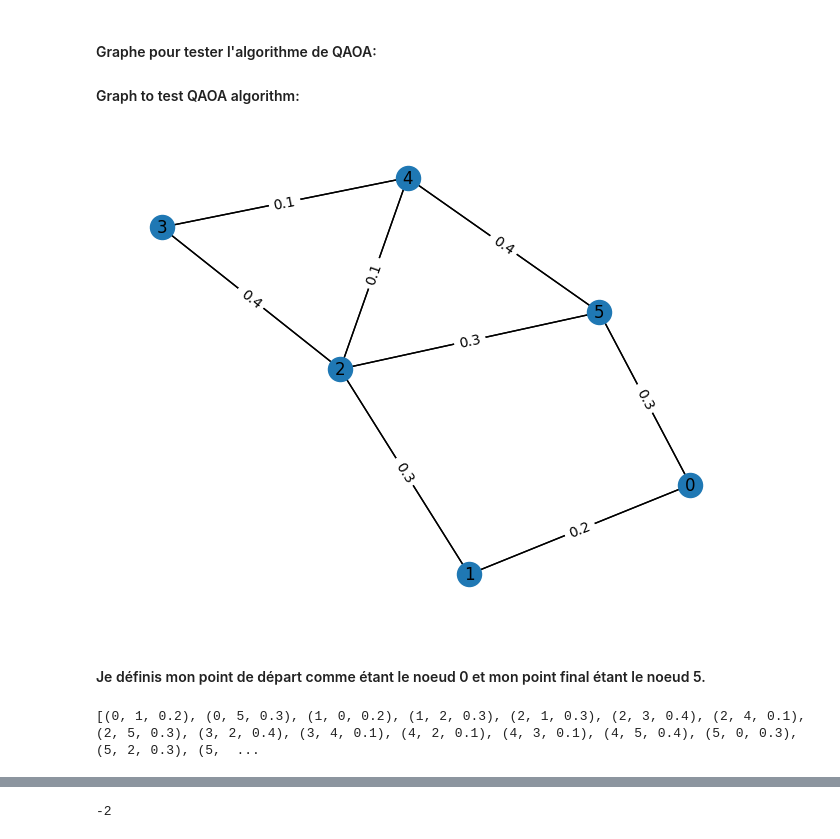
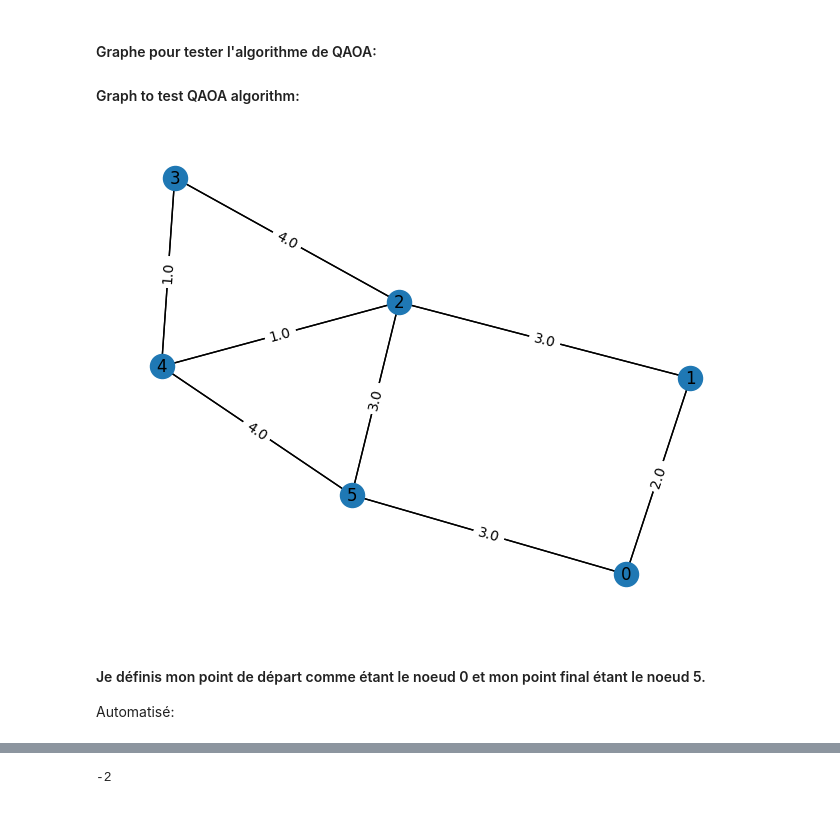
Before and after one commit to harshana20011/quactography, a Jupyter notebook: scripts/first_step_H_test.ipynb, the cells around one changed output, grey strips where cells are left out. Drawn from its saved outputs; the diff is of its cells as text; code cells hidden in the pictures.

```diff
--- a/scripts/first_step_H_test.ipynb
+++ b/scripts/first_step_H_test.ipynb
@@ -81,88 +81,31 @@ Adjacency matrix:
 #### Graph to test QAOA algorithm:
 # %%
 # Let's create a bigger graph with more intersections :
-mat_adj = np.array([[0.0, 0.2, 0.0, 0.0, 0.0, 0.3],
-                    [0.2, 0.0, 0.3, 0.0, 0.0, 0.0],
-                    [0.0, 0.3, 0.0, 0.4, 0.1, 0.3],
-                    [0.0, 0.0, 0.4, 0.0, 0.1, 0.0],
-                    [0.0, 0.0, 0.1, 0.1, 0.0, 0.4],
-                    [0.3, 0.0, 0.3, 0.0, 0.4, 0.0]])
+mat_adj =  10*np.array([[0.0, 0.2, 0.0, 0.0, 0.0, 0.3],
+                        [0.2, 0.0, 0.3, 0.0, 0.0, 0.0],
+                        [0.0, 0.3, 0.0, 0.4, 0.1, 0.3],
+                        [0.0, 0.0, 0.4, 0.0, 0.1, 0.0],
+                        [0.0, 0.0, 0.1, 0.1, 0.0, 0.4],
+                        [0.3, 0.0, 0.3, 0.0, 0.4, 0.0]])
 
 # With the adjacency matrix, we can build a graph :
 graph_cross = rx.PyGraph()
 num_nodes_cross_graph = 6
 nodes_list = graph_cross.add_nodes_from((range(num_nodes_cross_graph)))
 
 # Add edges :
 edges = []
 for i in range(num_nodes_cross_graph):
     for j in range(num_nodes_cross_graph):
         if mat_adj[i, j] != 0:
             edges.append((i, j, mat_adj[i, j]))
 
 # print(edges)
 graph_cross.add_edges_from(edges)
 draw(graph_cross, with_labels=True, edge_labels=str) # type: ignore
 # %% [output]
-[figure, old version]
+[figure, new version]
 # %% [markdown]
 #### Je définis mon point de départ comme étant le noeud 0 et mon point final étant le noeud 5.
+
+Automatisé:
-# %%
-# Start (s) : 0
-# Finish (f) : 5
-
-# Qubits
-# q0 : edge 0-1
-# q1 : edge 1-2
-# q2 : edge 2-3
-# q3 : edge 2-5
-# q4 : edge 2-4
-# q5 : edge 3-4
-# q6 : edge 4-5
-# q7 : edge 5-0
-
-# Paths :
-# - q0-q1-q2-q5-q6
-# - q0-q1-q4-q6
-# - q0-q1-q3
-# - q7
-
-# Basic cost Hamiltonian depending on edges' weights.
-h_c = SparsePauliOp.from_list([("IIIIIII", 11.5),
-                               ("IIIIIIZ", -1.5),
-                               ("IIIIIZI", -0.5),
-                               ("IIIIZII", -3.0),
-                               ("IIIZIII", -0.5),
-                               ("IIZIIII", -1.5),
-                               ("IZIIIII", -4.5),
-                               ("ZIIIIII", -4.5)])
-# -------------------------------------------------------------------- #
-
-# condition to make sure we only "leave" once from the starting node.
-h_s = SparsePauliOp.from_list([("IIIIIIZ", -0.5),
-                               ("ZIIIIII", -0.5)])
-
-# condition to make sure we only "arrive" once at the finishing node.
-h_f = SparsePauliOp.from_list([("IIIZII", -0.5),
-                               ("IIZIII", -0.5)])
-
-# Sum of all prec and succ nodes of paths.
-h_1 = SparsePauliOp.from_list([("IIIIZI", -0.5),
-                               ("IIIIIZ", +0.5)])
-
-h_2 = SparsePauliOp.from_list([("IIIZII", -0.5),
-                               ("IIIIZI", +0.5)])
-
-h_4 = SparsePauliOp.from_list([("IIZIII", -0.5),
-                               ("IZIIII", +0.5)])
-
-h_5 = SparsePauliOp.from_list([("IZIIII", -0.5),
-                               ("ZIIIII", +0.5)])
-
-# Alpha shouldn't be too big to keep the energy spectrum of the hamiltonian usable with QAOA.
-alpha = 18
-
-# QUBO representation of Hamiltonian (cost function).
-h = h_c + alpha * ((h_s**2) + (h_f**2) + (h_1**2) + (h_2**2) + (h_4**2) + (h_5**2))
-# %% [output]
-[(0, 1, 0.2), (0, 5, 0.3), (1, 0, 0.2), (1, 2, 0.3), (2, 1, 0.3), (2, 3, 0.4), (2, 4, 0.1), (2, 5, 0.3), (3, 2, 0.4), (3, 4, 0.1), (4, 2, 0.1), (4, 3, 0.1), (4, 5, 0.4), (5, 0, 0.3), (5, 2, 0.3), (5,  ...
```
Also changed, not shown: parts of 9 cells of this notebook, 3 other files.
